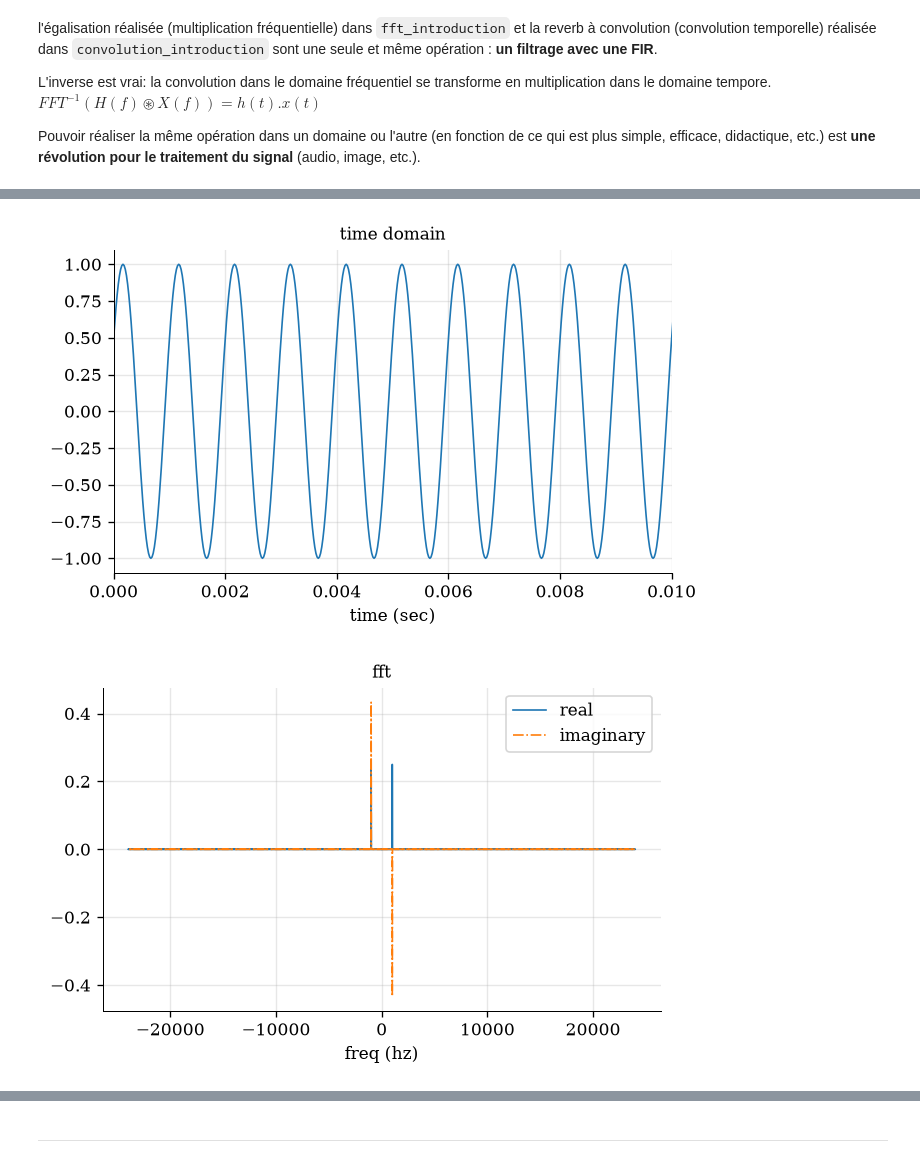
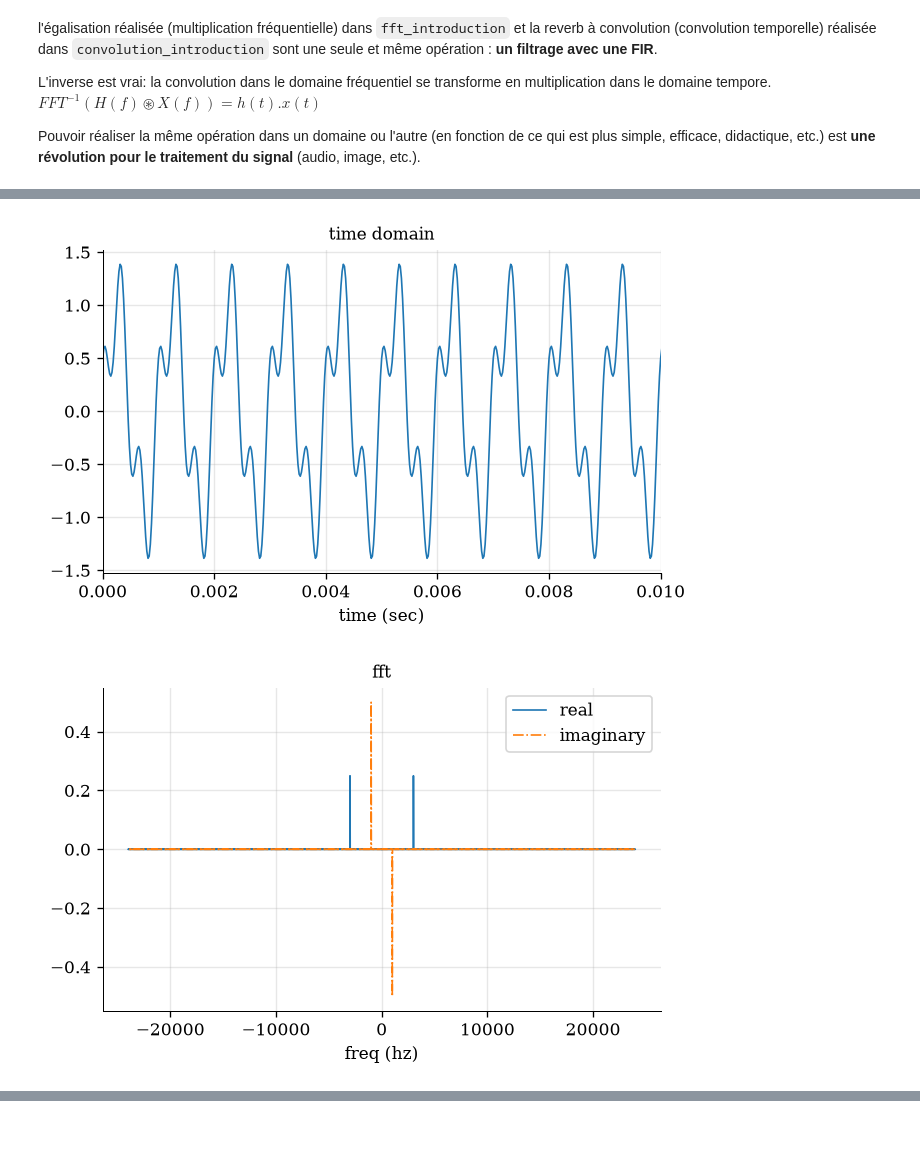
Before and after one commit to PyrApple/jupyterlite_signal_processing_ens, a Jupyter notebook: content/4_fft_development.ipynb, the cells around one changed output, grey strips where cells are left out. Cells and saved outputs as stored; diff of their text form; code cells hidden in the pictures; blank space fills up the shorter version.

```diff
--- a/content/4_fft_development.ipynb
+++ b/content/4_fft_development.ipynb
@@ -150,34 +158,36 @@ Pouvoir réaliser la même opération dans un domaine ou l'autre (en fonction de
 # %%
 # define signals
-f1 = 1000
+f1 = 1000; f2 = 3000
 duration_in_sec = 0.1
 
 # create signals
-x, t = get_sine(f1, sampling_rate = fs, duration_in_sec = duration_in_sec, phase = math.pi/6)
+x1, t = get_sine(f1, sampling_rate = fs, duration_in_sec = duration_in_sec, phase = 0)
+x2, t = get_sine(f2, sampling_rate = fs, duration_in_sec = duration_in_sec, phase = math.pi/2)
+x = x1 + 0.5*x2
 
 # plot fft
 plt.plot(t, x);
 plt.title('time domain'); plt.xlim([0, 0.01]); plt.xlabel('time (sec)'); plt.show()
 
 # fft
 n = len(x)
 X = np.fft.fft(x, n) / n
 freqs = np.fft.fftfreq(n, 1/fs)
 
 # plot fft
 plt.plot(freqs, np.real(X), label = 'real');
 plt.plot(freqs, np.imag(X), '-.', label = 'imaginary');
 plt.title('fft'); plt.legend(); plt.xlabel('freq (hz)'); plt.show()
 
 # rfft
 n = len(x)
 X = np.fft.rfft(x, n) / (n/2)
 freqs = np.fft.rfftfreq(n, 1/fs)
 
 # plot fft
 plt.plot(freqs, np.real(X), label = 'real');
 plt.plot(freqs, np.imag(X), '--', label = 'imaginary');
 plt.title('rfft'); plt.legend(); plt.xlabel('freq (hz)'); plt.show()
 # %% [output]
-[figure, old version]
+[figure, new version]
-[figure, old version]
+[figure, new version]
@@ -185,2 +194,0 @@ plt.title('rfft'); plt.legend(); plt.xlabel('freq (hz)'); plt.show()
-# %% [markdown]
-------------------------------------------------------------------------
```
Also changed, not shown: parts of 11 cells of this notebook, 11 other files.
